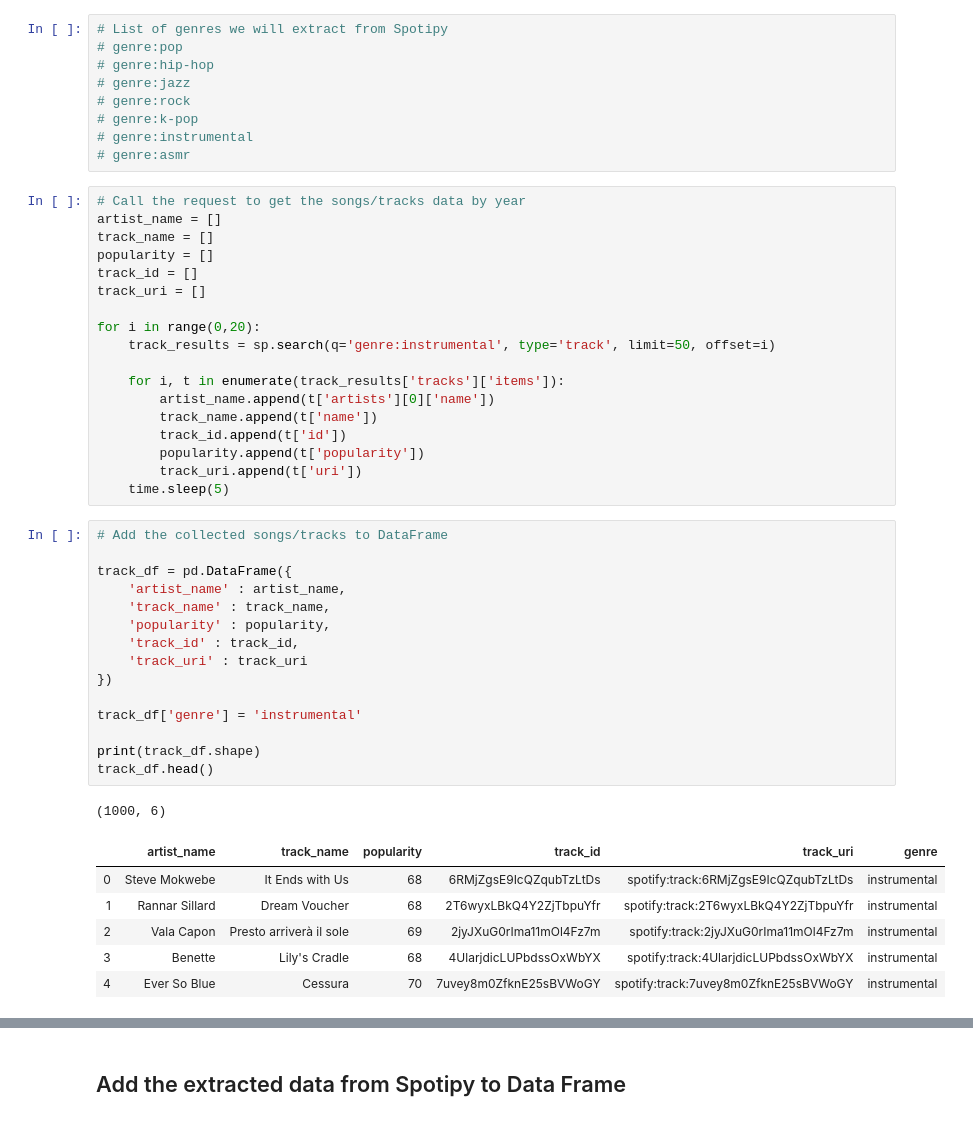
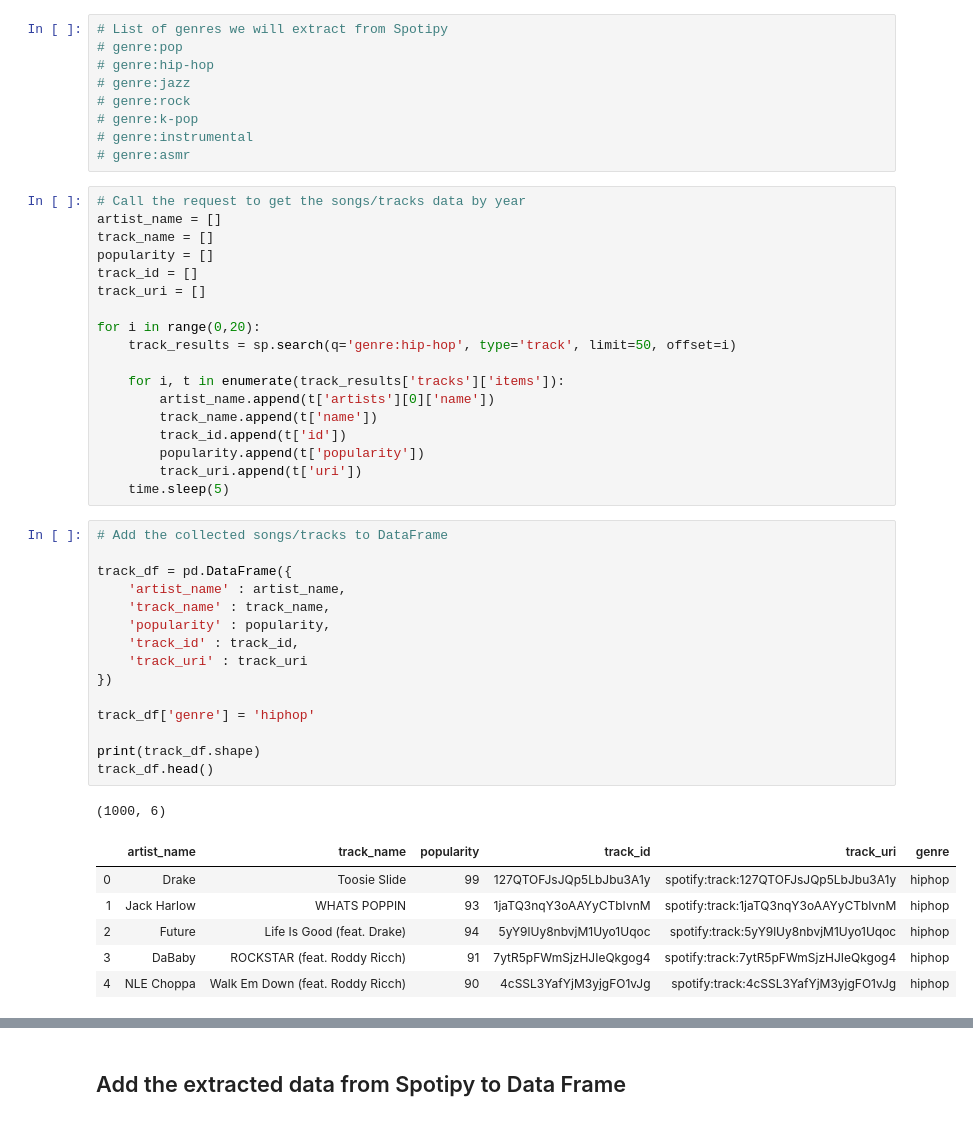
Before and after one commit to mhandipranata/bigdata-machine-learning-challenge, a Jupyter notebook: spotify-API_extract_template.ipynb, the cells around one changed output, grey strips where cells are left out. Drawn from its saved outputs; the diff is of its cells as text.

```diff
--- a/spotify-API_extract_template.ipynb
+++ b/spotify-API_extract_template.ipynb
@@ -44,7 +44,7 @@ track_id = []
 track_uri = []
 
 for i in range(0,20):
-    track_results = sp.search(q='genre:instrumental', type='track', limit=50, offset=i)
+    track_results = sp.search(q='genre:hip-hop', type='track', limit=50, offset=i)
 
     for i, t in enumerate(track_results['tracks']['items']):
         artist_name.append(t['artists'][0]['name'])
@@ -56,26 +56,26 @@ for i in range(0,20):
 # %%
 # Add the collected songs/tracks to DataFrame
 
 track_df = pd.DataFrame({
     'artist_name' : artist_name,
     'track_name' : track_name,
     'popularity' : popularity,
     'track_id' : track_id,
     'track_uri' : track_uri
 })
 
-track_df['genre'] = 'instrumental'
+track_df['genre'] = 'hiphop'
 
 print(track_df.shape)
 track_df.head()
 # %% [output]
 (1000, 6)
 |  | artist_name | track_name | popularity | track_id | track_uri | genre |
-| 0 | Steve Mokwebe | It Ends with Us | 68 | 6RMjZgsE9IcQZqubTzLtDs | spotify:track:6RMjZgsE9IcQZqubTzLtDs | instrumental |
-| 1 | Rannar Sillard | Dream Voucher | 68 | 2T6wyxLBkQ4Y2ZjTbpuYfr | spotify:track:2T6wyxLBkQ4Y2ZjTbpuYfr | instrumental |
-| 2 | Vala Capon | Presto arriverà il sole | 69 | 2jyJXuG0rIma11mOl4Fz7m | spotify:track:2jyJXuG0rIma11mOl4Fz7m | instrumental |
-| 3 | Benette | Lily's Cradle | 68 | 4UlarjdicLUPbdssOxWbYX | spotify:track:4UlarjdicLUPbdssOxWbYX | instrumental |
-| 4 | Ever So Blue | Cessura | 70 | 7uvey8m0ZfknE25sBVWoGY | spotify:track:7uvey8m0ZfknE25sBVWoGY | instrumental |
+| 0 | Drake | Toosie Slide | 99 | 127QTOFJsJQp5LbJbu3A1y | spotify:track:127QTOFJsJQp5LbJbu3A1y | hiphop |
+| 1 | Jack Harlow | WHATS POPPIN | 93 | 1jaTQ3nqY3oAAYyCTbIvnM | spotify:track:1jaTQ3nqY3oAAYyCTbIvnM | hiphop |
+| 2 | Future | Life Is Good (feat. Drake) | 94 | 5yY9lUy8nbvjM1Uyo1Uqoc | spotify:track:5yY9lUy8nbvjM1Uyo1Uqoc | hiphop |
+| 3 | DaBaby | ROCKSTAR (feat. Roddy Ricch) | 91 | 7ytR5pFWmSjzHJIeQkgog4 | spotify:track:7ytR5pFWmSjzHJIeQkgog4 | hiphop |
+| 4 | NLE Choppa | Walk Em Down (feat. Roddy Ricch) | 90 | 4cSSL3YafYjM3yjgFO1vJg | spotify:track:4cSSL3YafYjM3yjgFO1vJg | hiphop |
 # %%
 # Call the request to get shows audio features for each songs/tracks
 danceability = []
```
Also changed, not shown: parts of 3 cells of this notebook, 5 other files.
